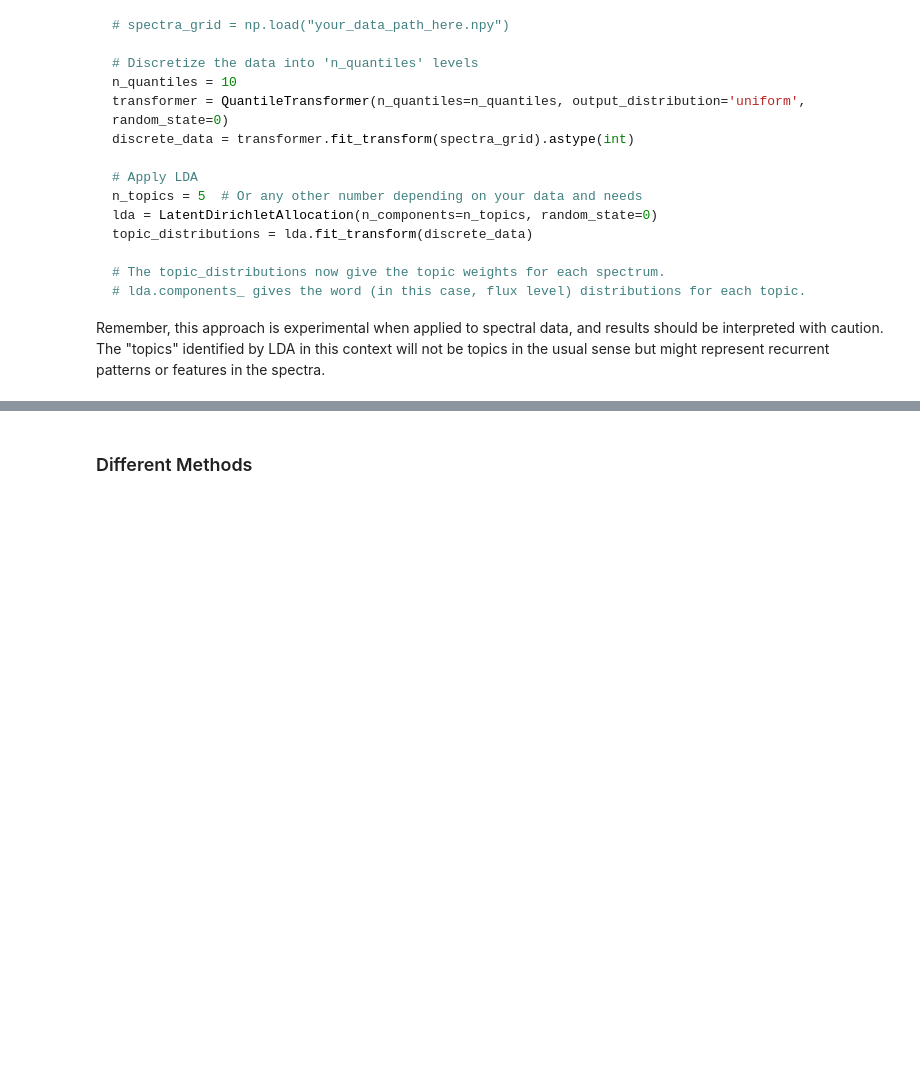
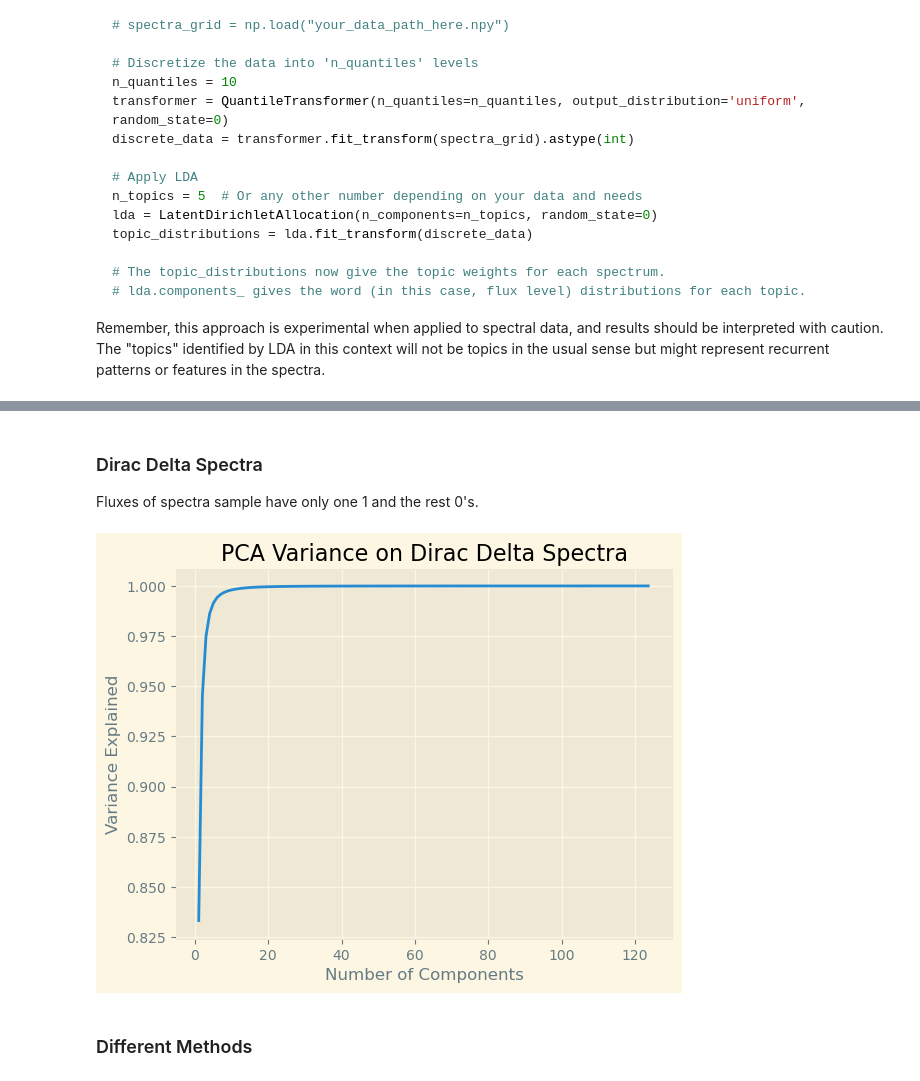
Before and after one commit to AustenWallis/Speculate, a Jupyter notebook: Decomposition Method.ipynb, the cells around one changed output, grey strips where cells are left out. Drawn from its saved outputs; the diff is of its cells as text; code cells hidden in the pictures; blank space fills up the shorter version.

```diff
--- a/Decomposition Method.ipynb
+++ b/Decomposition Method.ipynb
@@ -892,0 +1022,78 @@ whiten_data_train, whiten_data_test, whiten_grid_points_train, \
+# %% [markdown]
+### Dirac Delta Spectra
+Fluxes of spectra sample have only one 1 and the rest 0's.
+# %%
+%matplotlib inline
+# Plots the PCA variance explained against the number of components of a dirac delta spectral grid
+
+# THREE DIFFERENT SCENARIOS, COMMENT OUT THE OTHER TWO AS NEEDED
+
+# 1) Dirac delta moving left to right
+dd_spectra = np.zeros((125,655))
+for i in range(125):
+    number = 5*i
+    dd_spectra[i, number] = 1
+x_range = np.arange(-327, 328, 1)
+
+# 2) Dirac delta stationary but increasing evenly in amplitude.
+# dd_spectra = np.zeros((125,655))
+# for i in range(125):
+#     number = 0.01*i
+#     dd_spectra[i, 330] = 1*number
+# x_range = np.arange(-327, 328, 1)
+
+# 3) Dirac delta stationary but increasing evenly in width and amplitude square.
+# dd_spectra = np.zeros((125,655))
+# for i in range(1,125):
+#     number = 0.01*i
+#     dd_spectra[i, 330-i:330+i] = 1*number
+# x_range = np.arange(-327, 328, 1)
+
+# 4) Dirac delta stationary but increasing evenly in width triangle.
+dd_spectra = np.zeros((125,655))
+for i in range(1,125):
+    dd_spectra[i, 330] = 1
+    for j in range(1,i):
+        dd_spectra[i, 330-j] = 1 - j/(i+1)
+        dd_spectra[i, 330+j] = 1 - j/(i+1)
+x_range = np.arange(-327, 328, 1)
+
+# 5) Dirac delta stationary but increasing evenly in width normal distribution.
+# dd_spectra = np.zeros((125,655))
+# for i in range(1,125):
+#     dd_spectra[i, 330] = 1
+#     for j in range(1,325):
+#         dd_spectra[i, 330-j] =  np.exp(-0.5 * (j/i)**2)
+#         dd_spectra[i, 330+j] = np.exp(-0.5 * (j/i)**2)
+# x_range = np.arange(-327, 328, 1)
+
+
+variance_scores = []
+for i in range(1,125):
+    pca = PCA(n_components=i, whiten=True, svd_solver='auto', random_state=42) # MLE method unusable with sparse data
+    #pca = FastICA(n_components=i, whiten='unit-variance', random_state=42)
+    transformed_data = pca.fit_transform(dd_spectra) # (WEIGHTS IN SPECULATE) fitting training data and transforming testing data
+    variance_scores.append(pca.explained_variance_ratio_.sum())
+plt.plot(range(1,125), variance_scores)
+plt.xlabel('Number of Components')
+plt.ylabel('Variance Explained')
+plt.title('PCA Variance on Dirac Delta Spectra')
+plt.show()
+
+pca = PCA(n_components=10, whiten=True, svd_solver='auto', random_state=42) # MLE method unusable with sparse data
+#pca = FastICA(n_components=10, whiten='unit-variance', random_state=42)
+transformed_data = pca.fit_transform(dd_spectra) # (WEIGHTS IN SPECULATE) fitting training data and transforming testing data
+reconstructed = pca.inverse_transform(transformed_data) # Reconstructing the test data from the method.
+eigenspectra = pca.components_ # Eigenspectra, principal components
+#print(pca.n_components_)
+#print(f'{round(pca.explained_variance_ratio_.sum(),3)}% of the variance is explained by the first {pca.n_components_} components')
+# for i in range(1,125):
+#     plt.plot(x_range, dd_spectra[i,:], label = 'Original')
+#     plt.plot(x_range, reconstructed[i,:], label = 'Reconstructed')
+#     plt.legend()
+#     plt.ylabel('Dirac Delta')
+#     plt.xlabel('centred range of x')
+#     plt.title(f'Grid Point {i}')
+#     plt.show()
+# %% [output]
+[figure, added]
```
Also changed, not shown: parts of 31 cells of this notebook, 25 other files.
